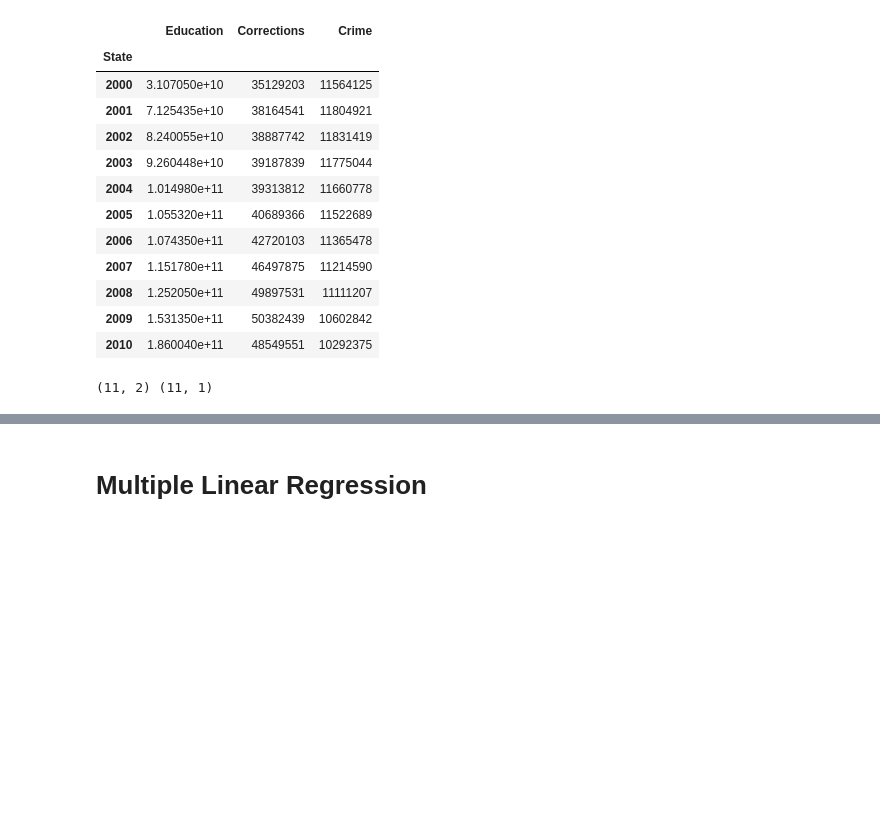
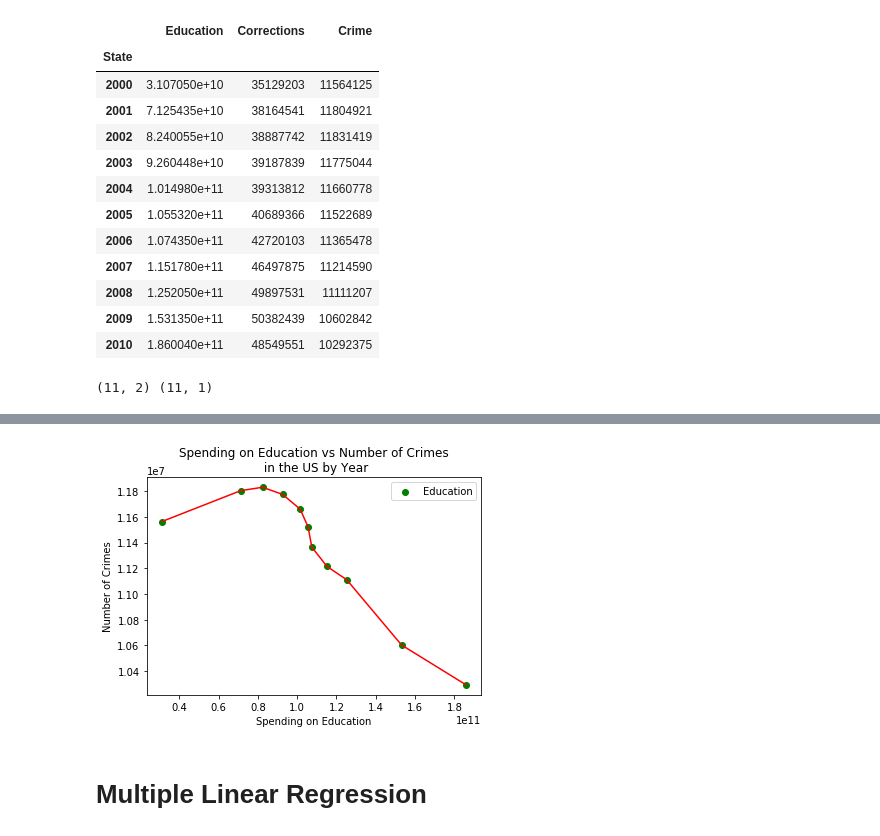
Before and after one commit to bkcno/teamawesome, a Jupyter notebook: Crime_regression_prediction.ipynb, the cells around one changed output, grey strips where cells are left out. Cells and saved outputs as stored; diff of their text form; code cells hidden in the pictures; blank space fills up the shorter version.

```diff
--- a/Crime_regression_prediction.ipynb
+++ b/Crime_regression_prediction.ipynb
@@ -120,3 +124,13 @@ plt.scatter(X['Education'], y, c="orange", label="Education")
+# %%
+plt.scatter(X['Education'], y, c="green", label="Education")
+plt.plot(X['Education'], y, 'red')
+plt.xlabel('Spending on Education')
+plt.ylabel('Number of Crimes')
+plt.title("Spending on Education vs Number of Crimes\n in the US by Year")
+plt.legend()
+plt.savefig("regression_results/actual_education_vs_crime.png")
+# %% [output]
+[figure, added]
 # %% [markdown]
 # Multiple Linear Regression
 # %%
```
Also changed, not shown: parts of 13 cells of this notebook.
